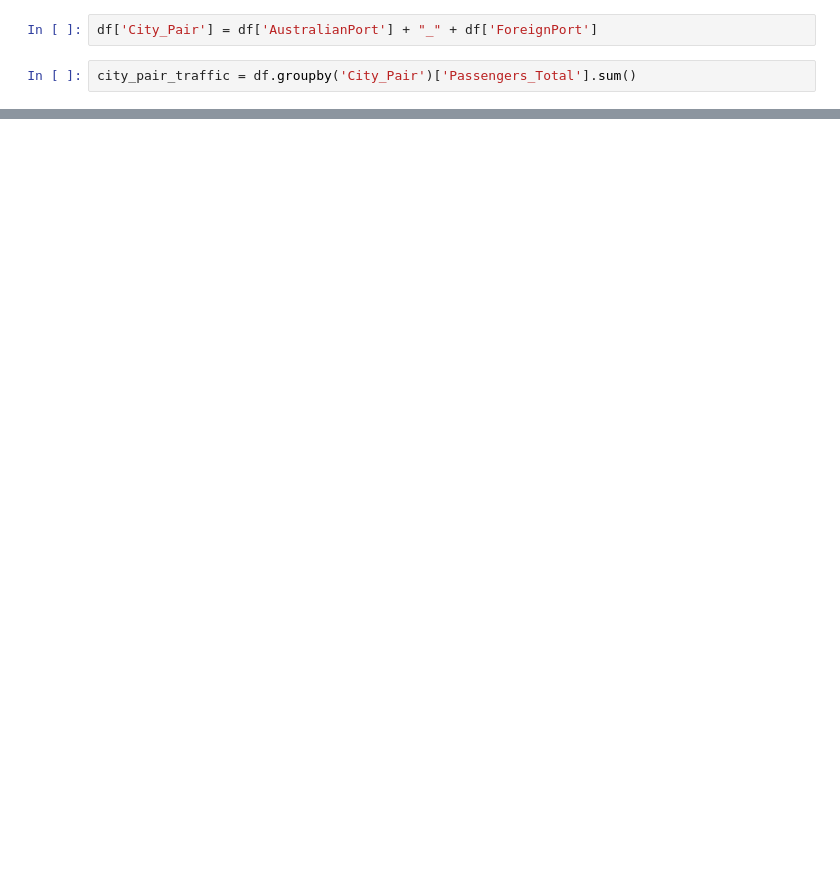
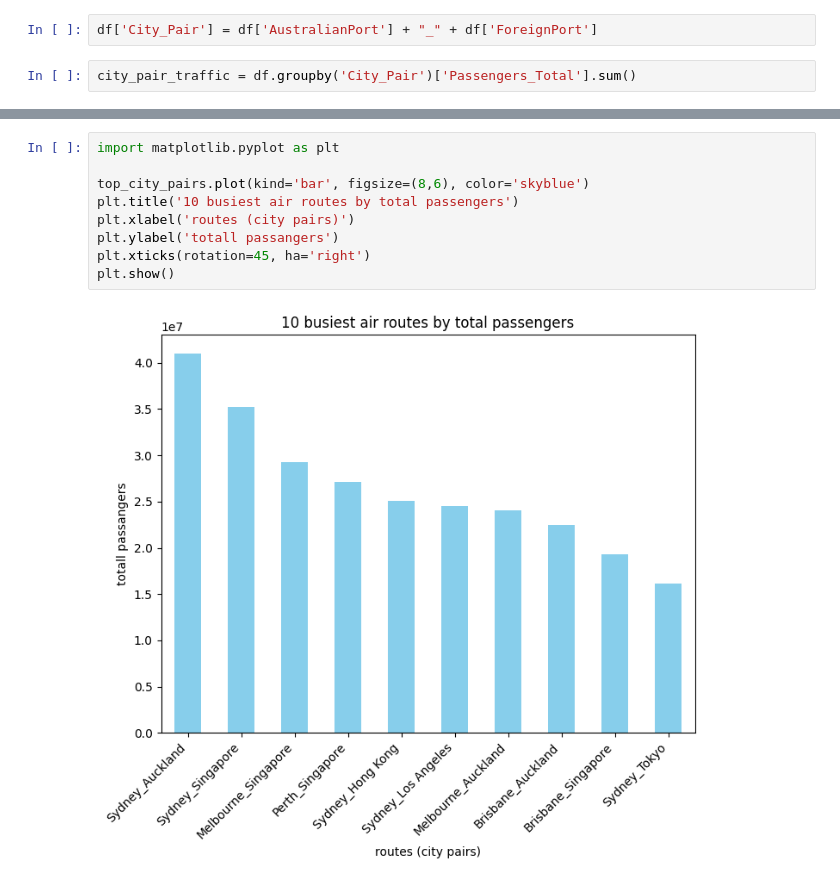
Before and after one commit to melika-bol/International_Airlines, a Jupyter notebook: EDA.ipynb, the cells around one changed output, grey strips where cells are left out. Drawn from its saved outputs; the diff is of its cells as text; blank space fills up the shorter version.

```diff
--- a/EDA.ipynb
+++ b/EDA.ipynb
@@ -64,0 +89,11 @@ Name: Passengers_Total, dtype: int64
+# %%
+import matplotlib.pyplot as plt
+
+top_city_pairs.plot(kind='bar', figsize=(8,6), color='skyblue')
+plt.title('10 busiest air routes by total passengers')
+plt.xlabel('routes (city pairs)')
+plt.ylabel('totall passangers')
+plt.xticks(rotation=45, ha='right')
+plt.show()
+# %% [output]
+[figure, added]
```
Also changed, not shown: parts of 3 cells of this notebook.
